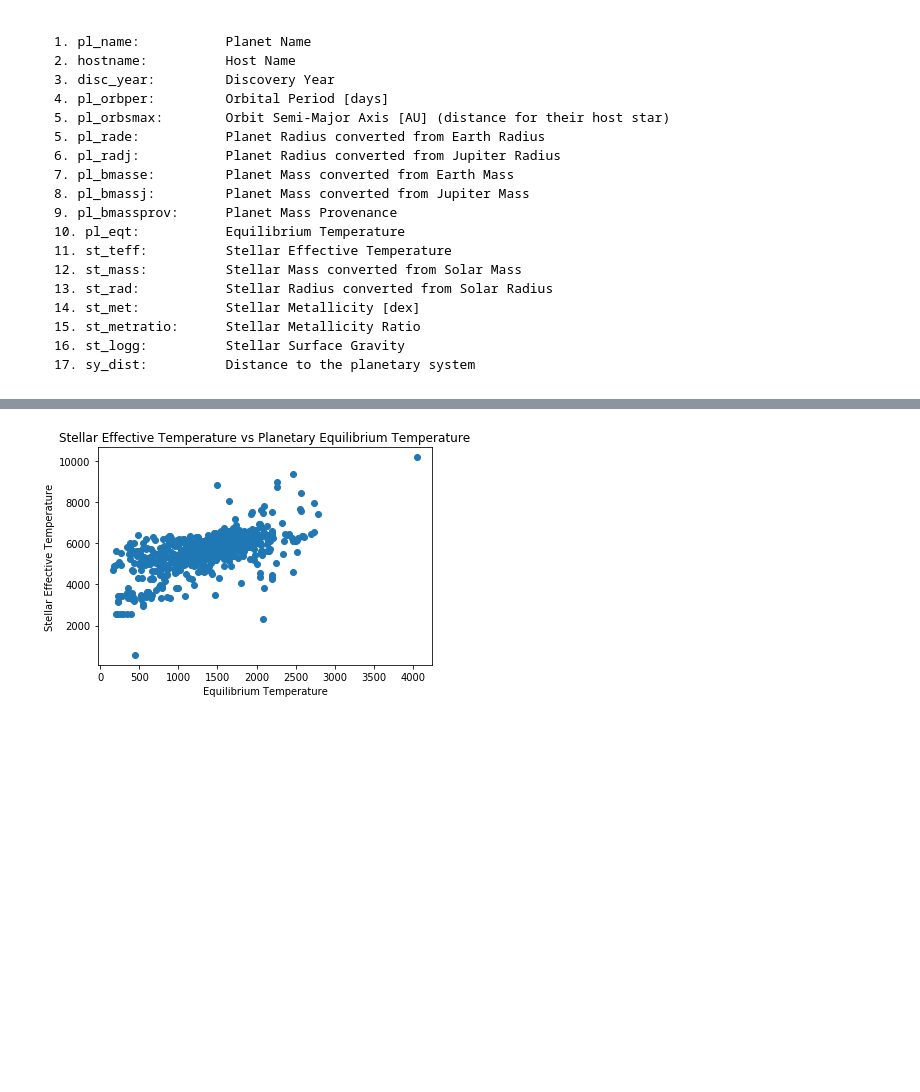
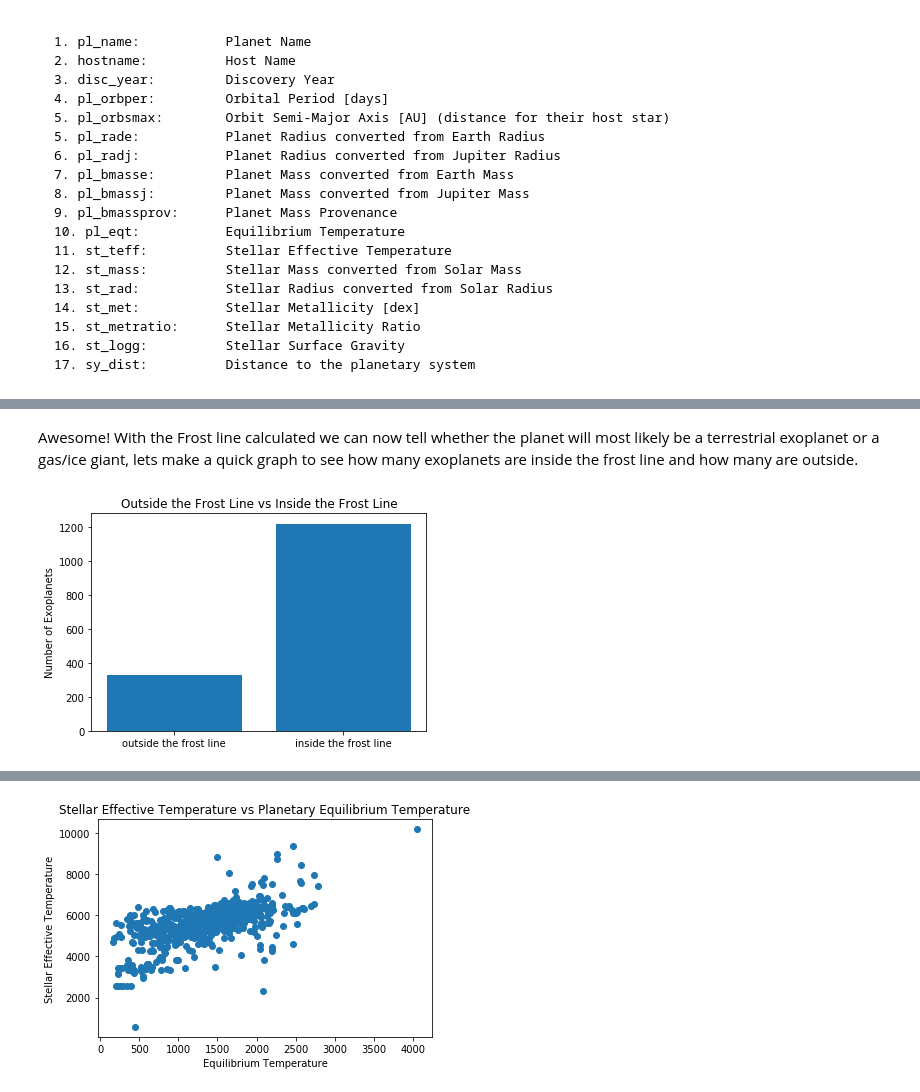
Before and after one commit to ebarr10/Potential_Exoplanet_Life, a Jupyter notebook: 320FinalProject.ipynb, the cells around one changed output, grey strips where cells are left out. Drawn from its saved outputs; the diff is of its cells as text; code cells hidden in the pictures; blank space fills up the shorter version.

```diff
--- a/320FinalProject.ipynb
+++ b/320FinalProject.ipynb
@@ -217,3 +217,15 @@ data.head()
 | 2 | 2MASS J21402931+1625183 A b | 2MASS J21402931+1625183 A | 2009 | 7336.500000 | NaN | 10.310 | 0.920 | 6657.480 | 20.95000 | ... |
 | 3 | 55 Cnc e | 55 Cnc | 2004 | 0.736539 | 0.01544 | 1.910 | 0.170 | 8.080 | 0.02542 | ... |
 | 4 | 55 Cnc e | 55 Cnc | 2004 | 0.736546 | 0.01583 | 2.173 | 0.194 | 8.370 | 0.02600 | ... |
+# %%
+# A quick peak into how many of the exoplanets in our data set are most similar to Earth and which are more similar to Jupiter
+jupiter_counter = 0
+earth_counter = 0
+for index, row in data.iterrows():
+    if data.at[index, 'Similar to'] == 'Jupiter':
+        jupiter_counter += 1
+    else:
+        earth_counter += 1
+
+print(('Number of counted Earth-Like: {}').format(earth_counter))
+print(('Number of counted Jupiter-Like: {}').format(jupiter_counter))
@@ -316,6 +328,7 @@ Great! We have the equation we need to solve for the frost line. Now we need to
 # %%
 data['frost_line'] = 'nan'
 
+# This is going through each of the rows and calculating where the frost line is located for the specific host star
 km_to_AU = 6.68 * (10**-9)
 for index, row in data.iterrows():
     solar_radius = data.at[index, 'st_rad']
@@ -326,6 +339,13 @@ for index, row in data.iterrows():
     r_frost = r_frost * km_to_AU
     data.at[index, 'frost_line'] = r_frost
 
+# After calculating where the frost line was located we also want to add a column that indicated whether the exoplanet in question is actually
+# within the frost line in order to determine if it is a Terrestrial Exoplanet or a Gas / Ice Giant
+data['placement'] = 'outside'
+for index, row in data.iterrows():
+    if data.at[index, 'frost_line'] > data.at[index, 'pl_orbsmax']:
+        data.at[index, 'placement'] = 'inside'
+
 data.head()
 # %% [output]
 |  | pl_name | hostname | disc_year | pl_orbper | pl_orbsmax | pl_rade | pl_radj | pl_bmasse | pl_bmassj | ... |
@@ -337 +358,20 @@ data.head()
+# %% [markdown]
+Awesome! With the Frost line calculated we can now tell whether the planet will most likely be a terrestrial exoplanet or a gas/ice giant, lets make a quick graph to see how many exoplanets are inside the frost line and how many are outside.
+# %%
+inside_frost_line = 0
+outside_frost_line = 0
+labels = ['outside the frost line', 'inside the frost line']
+
+for index, row in data.iterrows():
+    if data.at[index, 'placement'] == 'outside':
+        outside_frost_line += 1
+    else:
+        inside_frost_line += 1
+
+plot.bar(labels, [outside_frost_line, inside_frost_line])
+plot.ylabel("Number of Exoplanets")
+plot.title("Outside the Frost Line vs Inside the Frost Line")
+plot.show()
+# %% [output]
+[figure, added]
 # %% [markdown]
```
Also changed, not shown: parts of 15 cells of this notebook.
